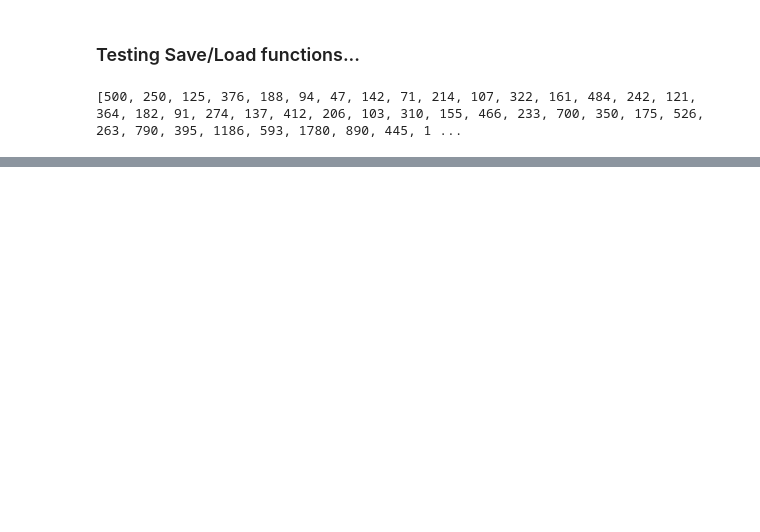
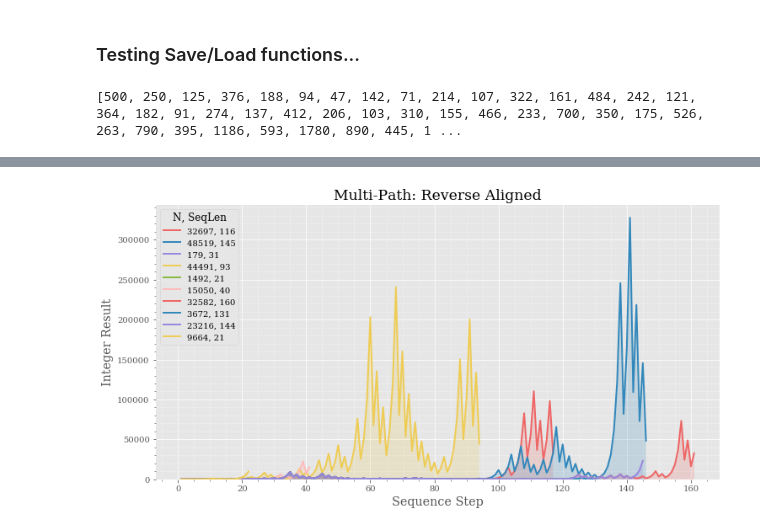
Before and after one commit to stkterry/collatzpy, a Jupyter notebook: notebooks/simple_demo.ipynb, the cells around one changed output, grey strips where cells are left out. Drawn from its saved outputs; the diff is of its cells as text; code cells hidden in the pictures; blank space fills up the shorter version.

```diff
--- a/notebooks/simple_demo.ipynb
+++ b/notebooks/simple_demo.ipynb
@@ -29,0 +37,6 @@ print(tree_copy.path(500))
+# %%
+import random
+selection = random.sample([n for n in range(2, 50000)], 10)
+cplot.path_plot_from_list(tree, selection)
+# %% [output]
+[figure, added]
```
Also changed, not shown: parts of 2 cells of this notebook, 6 other files.
